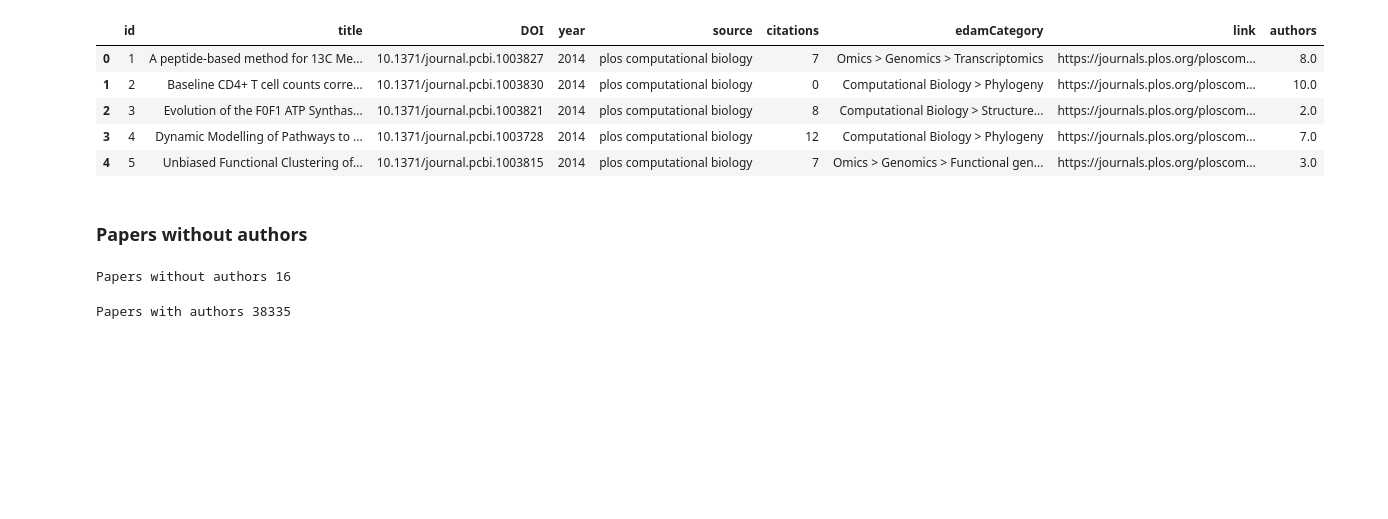
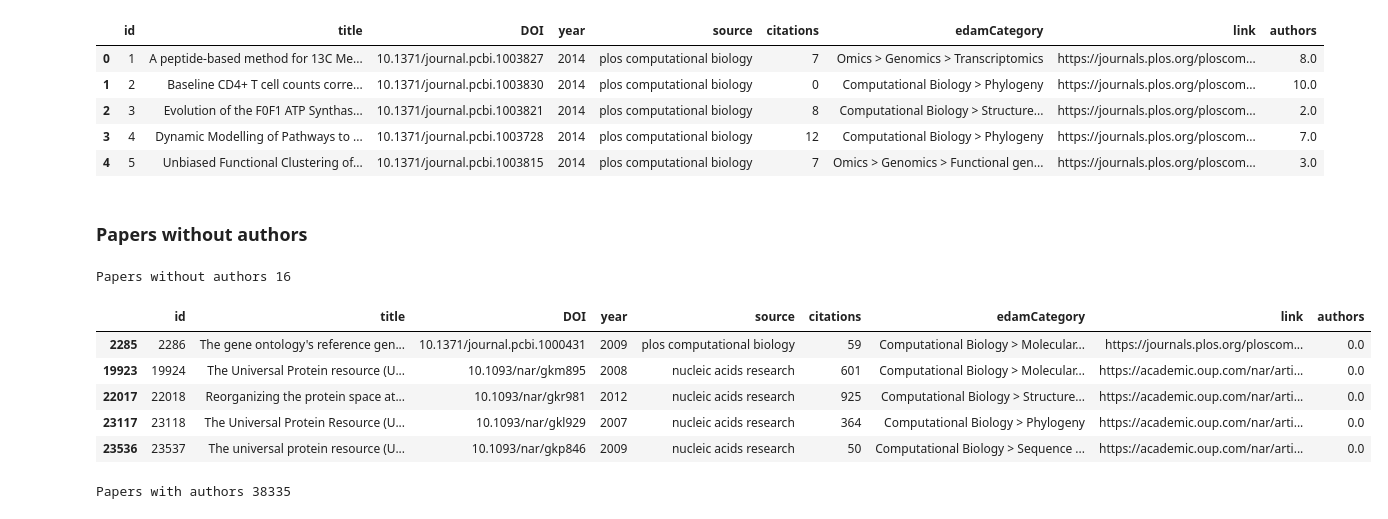
Before and after one commit to social-link-analytics-group-bsc/gender_bioinfo, a Jupyter notebook: analysis/gender_bias_analysis.ipynb, the cells around one changed output. Cells and saved outputs as stored; diff of their text form; code cells hidden in the pictures; blank space fills up the shorter version.

```diff
--- a/analysis/gender_bias_analysis.ipynb
+++ b/analysis/gender_bias_analysis.ipynb
@@ -39,8 +45,15 @@ papers.head()
 # %%
 papers_without_authors = papers[papers['authors']==0]
 print("Papers without authors " + str(papers_without_authors.shape[0]))
+papers_without_authors.head()
 # %% [output]
 Papers without authors 16
+|  | id | title | DOI | year | source | citations | edamCategory | link | authors |
+| 2285 | 2286 | The gene ontology's reference gen... | 10.1371/journal.pcbi.1000431 | 2009 | plos computational biology | 59 | Computational Biology > Molecular... | https://journals.plos.org/ploscom... | 0.0 |
+| 19923 | 19924 | The Universal Protein resource (U... | 10.1093/nar/gkm895 | 2008 | nucleic acids research | 601 | Computational Biology > Molecular... | https://academic.oup.com/nar/arti... | 0.0 |
+| 22017 | 22018 | Reorganizing the protein space at... | 10.1093/nar/gkr981 | 2012 | nucleic acids research | 925 | Computational Biology > Structure... | https://academic.oup.com/nar/arti... | 0.0 |
+| 23117 | 23118 | The Universal Protein Resource (U... | 10.1093/nar/gkl929 | 2007 | nucleic acids research | 364 | Computational Biology > Phylogeny | https://academic.oup.com/nar/arti... | 0.0 |
+| 23536 | 23537 | The universal protein resource (U... | 10.1093/nar/gkp846 | 2009 | nucleic acids research | 50 | Computational Biology > Sequence ... | https://academic.oup.com/nar/arti... | 0.0 |
 # %%
 papers = papers[papers['authors']!=0]
 print("Papers with authors " + str(papers.shape[0]))
```
Also changed, not shown: parts of 27 cells of this notebook.
